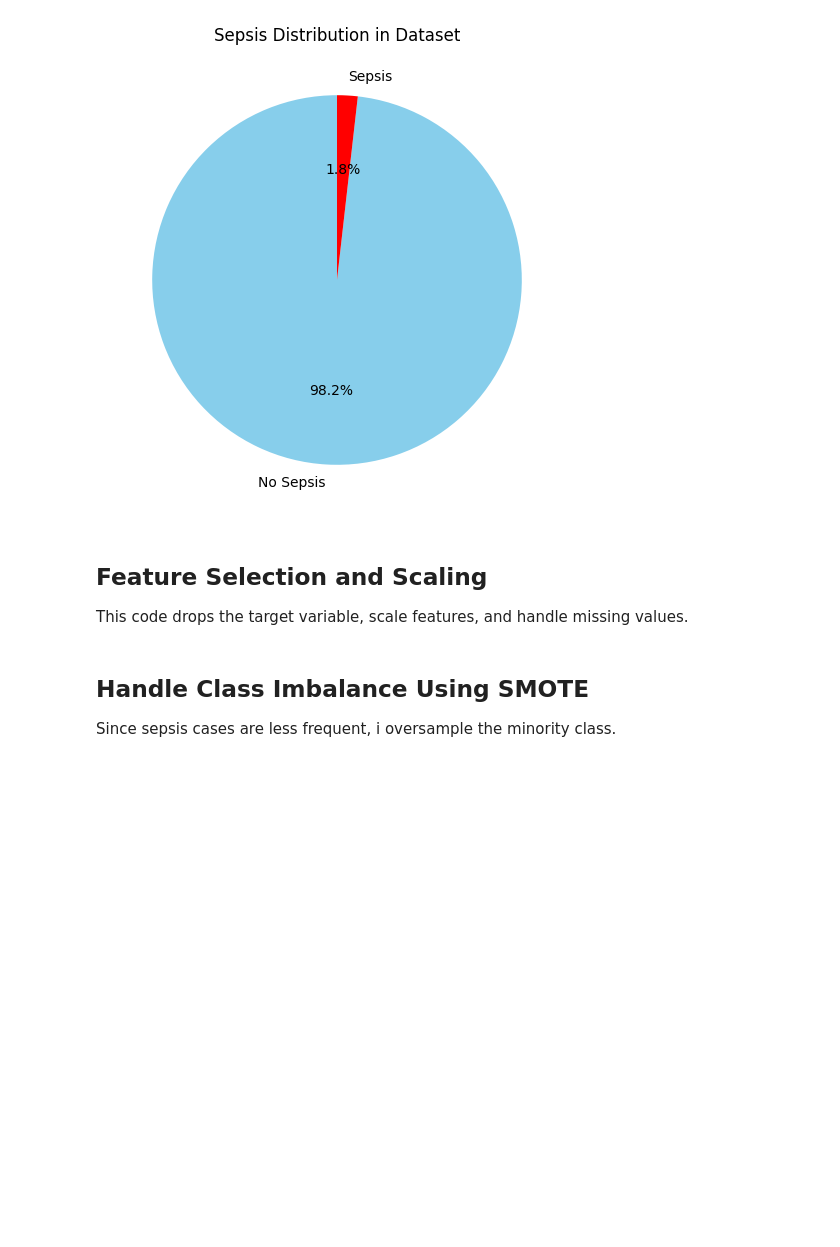
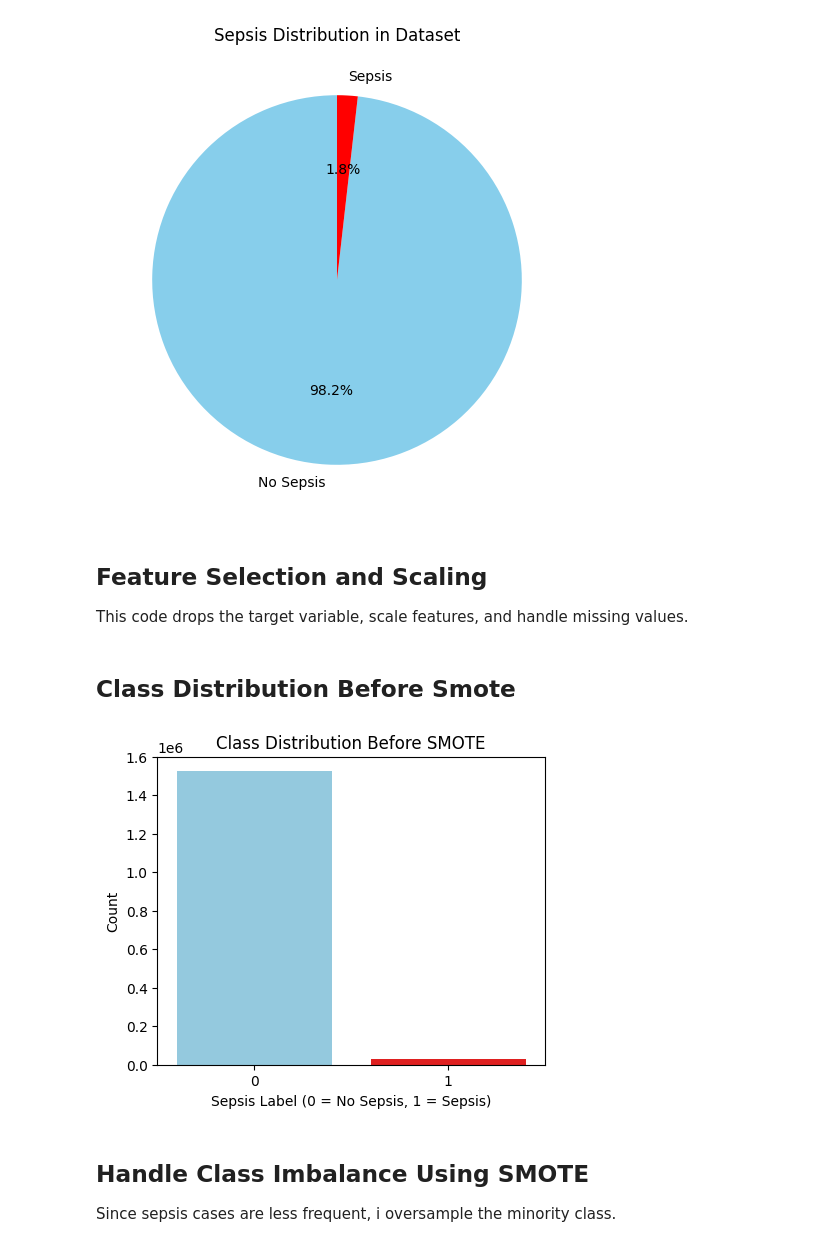
Before and after one commit to nwalablessing/streamlit-health-monitor, a Jupyter notebook: sepsis analysis.ipynb, the cells around one changed output. Saved outputs shown, nothing was run; the diff lists cells and outputs as text; code cells hidden in the pictures; blank space fills up the shorter version.

```diff
--- a/sepsis analysis.ipynb
+++ b/sepsis analysis.ipynb
@@ -90,6 +90,18 @@ y = df["SepsisLabel"]
 # Standardize features
 scaler = StandardScaler()
 X_scaled = scaler.fit_transform(X)
+# %% [markdown]
+## Class Distribution Before Smote
+# %%
+# --- BEFORE SMOTE ---
+plt.figure(figsize=(5,4))
+sns.countplot(x=y, palette=["skyblue", "red"])
+plt.title("Class Distribution Before SMOTE")
+plt.xlabel("Sepsis Label (0 = No Sepsis, 1 = Sepsis)")
+plt.ylabel("Count")
+plt.show()
+# %% [output]
+[figure, added]
 # %% [markdown]
 ## Handle Class Imbalance Using SMOTE
 Since sepsis cases are less frequent, i oversample the minority class.
```
Also changed, not shown: parts of 3 cells of this notebook.
